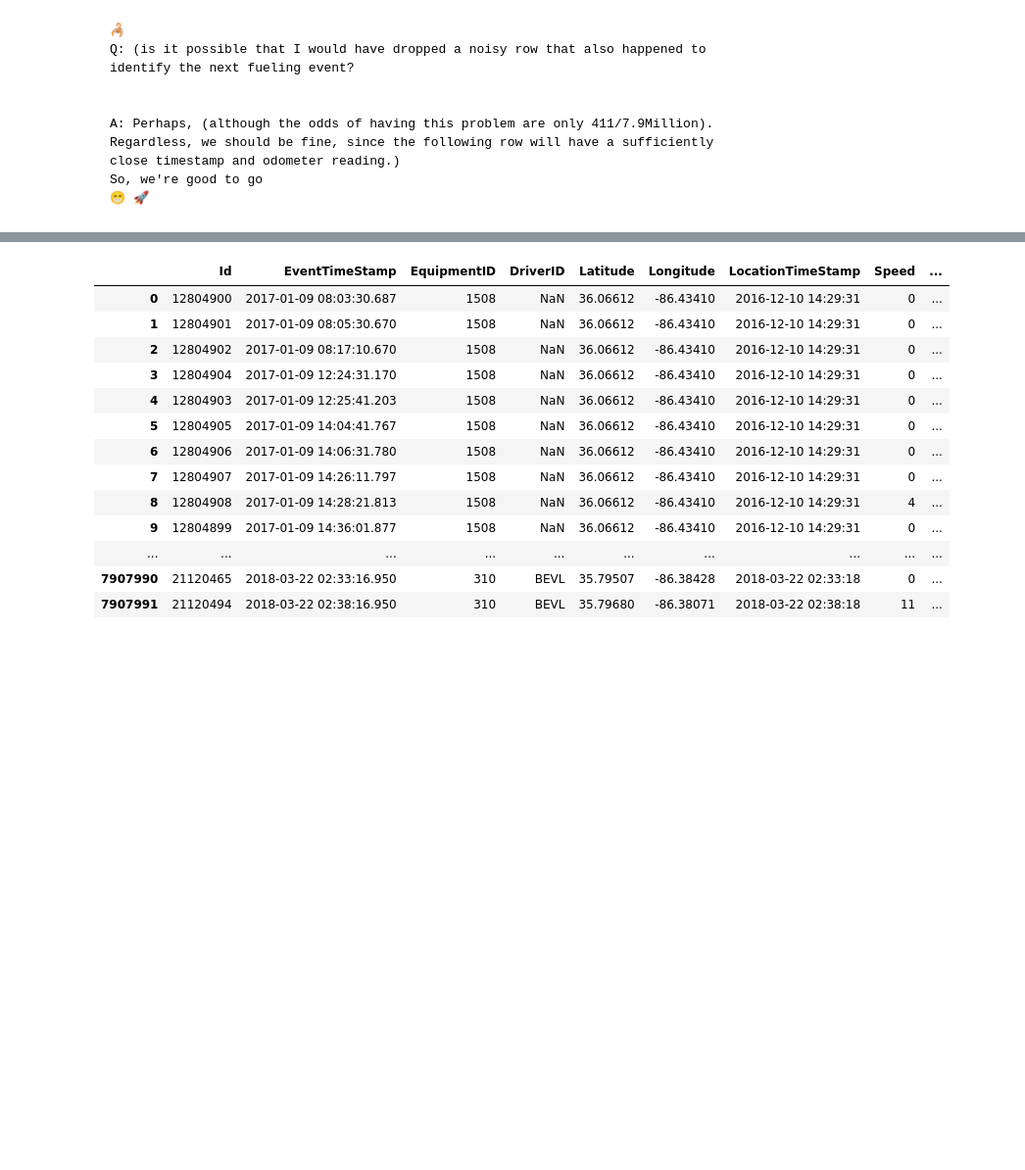
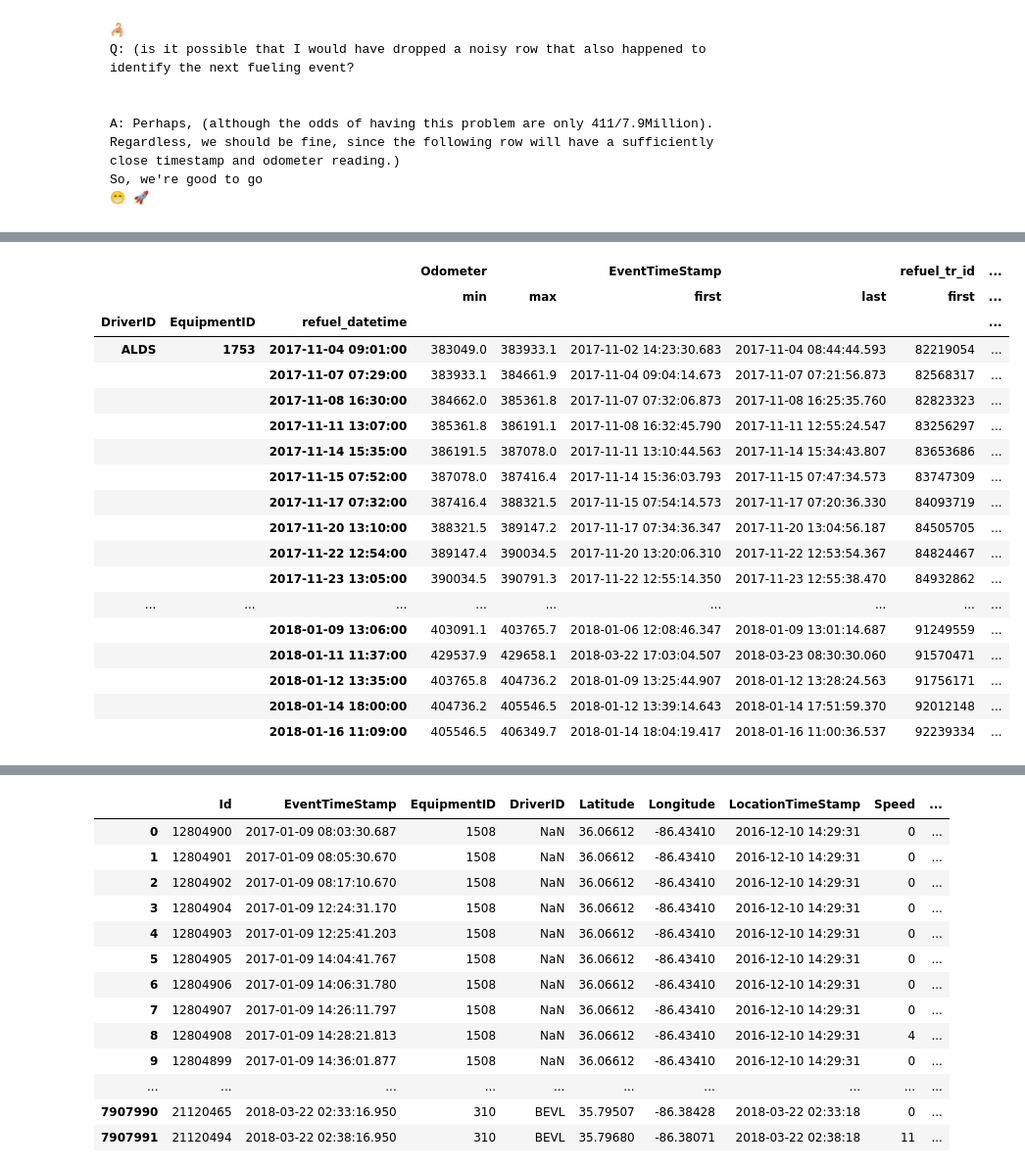
Before and after one commit to paulo-g-martinez/dq-6-fraud-detection, a Jupyter notebook: cleaned_data_bigG.ipynb, the cells around one changed output, grey strips where cells are left out. Shown: that part at 98% size. Saved outputs shown, nothing was run; the diff lists cells and outputs as text; code cells hidden in the pictures; blank space fills up the shorter version.

Commit message:
plotted odometers as a quality check on the merged and grouped df. It is not looking good

```diff
--- a/cleaned_data_bigG.ipynb
+++ b/cleaned_data_bigG.ipynb
@@ -478,7 +509,7 @@ type(bad_row_Id[0])
 # %% [output]
 int
 # %%
-bs = [i not in bad_row_Id for i in events_levels_df.Id]
+#bs = [i not in bad_row_Id for i in events_levels_df.Id]
 bs
 #this list comprehension will take aproximately 1.5 hours
 
@@ -509,3 +540,16 @@ bs
  True,
  True,
  ...]
+# %%
+#Jarrod says: For removing the bad rows, Pandas actually has good
+#methods for creating a boolean series using a list or other criteria.
+#Try this:
+#redefine the df
+t0 = datetime.now()
+print('started at ', datetime.now())
+bs2 = events_levels_df.Id.isin(bad_row_Id) == False
+events_levels_df = events_levels_df[bs2]
+tf = datetime.now()
+print('finished at ', tf)
+print('whole process took ', tf-t0)
+#events_levels_df.info(memory_usage='deep', null_counts=True)
@@ -658,3 +704,23 @@ def flag_droppable_fuel_event_rows(df):#!!!! requires a dataframe with a reset i
     print('whole process took ', tf-t0)
 
     return flags
+# %%
+# Jarrod Johnson: Try this instead of the loop for just getting the fuel transactions
+events_grp =events_levels_df[['DriverID', 'EventTimeStamp', 'EquipmentID',
+                              'Odometer', 'refuel_tr_id', 'refuel_tr_sum',
+                              'refuel_datetime']].groupby(['DriverID', 'EquipmentID', 'refuel_datetime'])
+
+agg_dict = {'Odometer' : ['min', 'max'],
+           'EventTimeStamp' : ['first', 'last'],
+           'refuel_tr_id' : 'first',
+           'refuel_tr_sum' : 'first'}
+
+t0 = datetime.now()
+print('started at ', t0)
+
+events_grp_df = events_grp.agg(agg_dict)
+
+tf = datetime.now()
+print('finished at ', tf)
+print('whole process took ', tf-t0)
+events_grp_df.info(memory_usage='deep', null_counts=True)
@@ -660,0 +742,22 @@ def flag_droppable_fuel_event_rows(df):#!!!! requires a dataframe with a reset i
+# %%
+events_grp_df.head(700).tail(30)
+# %% [output]
+|  |  |  | Odometer |  | EventTimeStamp |  | refuel_tr_id | ... |
+|  |  |  | min | max | first | last | first | ... |
+| DriverID | EquipmentID | refuel_datetime |  |  |  |  |  | ... |
+| ALDS | 1753 | 2017-11-04 09:01:00 | 383049.0 | 383933.1 | 2017-11-02 14:23:30.683 | 2017-11-04 08:44:44.593 | 82219054 | ... |
+|  |  | 2017-11-07 07:29:00 | 383933.1 | 384661.9 | 2017-11-04 09:04:14.673 | 2017-11-07 07:21:56.873 | 82568317 | ... |
+|  |  | 2017-11-08 16:30:00 | 384662.0 | 385361.8 | 2017-11-07 07:32:06.873 | 2017-11-08 16:25:35.760 | 82823323 | ... |
+|  |  | 2017-11-11 13:07:00 | 385361.8 | 386191.1 | 2017-11-08 16:32:45.790 | 2017-11-11 12:55:24.547 | 83256297 | ... |
+|  |  | 2017-11-14 15:35:00 | 386191.5 | 387078.0 | 2017-11-11 13:10:44.563 | 2017-11-14 15:34:43.807 | 83653686 | ... |
+|  |  | 2017-11-15 07:52:00 | 387078.0 | 387416.4 | 2017-11-14 15:36:03.793 | 2017-11-15 07:47:34.573 | 83747309 | ... |
+|  |  | 2017-11-17 07:32:00 | 387416.4 | 388321.5 | 2017-11-15 07:54:14.573 | 2017-11-17 07:20:36.330 | 84093719 | ... |
+|  |  | 2017-11-20 13:10:00 | 388321.5 | 389147.2 | 2017-11-17 07:34:36.347 | 2017-11-20 13:04:56.187 | 84505705 | ... |
+|  |  | 2017-11-22 12:54:00 | 389147.4 | 390034.5 | 2017-11-20 13:20:06.310 | 2017-11-22 12:53:54.367 | 84824467 | ... |
+|  |  | 2017-11-23 13:05:00 | 390034.5 | 390791.3 | 2017-11-22 12:55:14.350 | 2017-11-23 12:55:38.470 | 84932862 | ... |
+| ... | ... | ... | ... | ... | ... | ... | ... | ... |
+|  |  | 2018-01-09 13:06:00 | 403091.1 | 403765.7 | 2018-01-06 12:08:46.347 | 2018-01-09 13:01:14.687 | 91249559 | ... |
+|  |  | 2018-01-11 11:37:00 | 429537.9 | 429658.1 | 2018-03-22 17:03:04.507 | 2018-03-23 08:30:30.060 | 91570471 | ... |
+|  |  | 2018-01-12 13:35:00 | 403765.8 | 404736.2 | 2018-01-09 13:25:44.907 | 2018-01-12 13:28:24.563 | 91756171 | ... |
+|  |  | 2018-01-14 18:00:00 | 404736.2 | 405546.5 | 2018-01-12 13:39:14.643 | 2018-01-14 17:51:59.370 | 92012148 | ... |
+|  |  | 2018-01-16 11:09:00 | 405546.5 | 406349.7 | 2018-01-14 18:04:19.417 | 2018-01-16 11:00:36.537 | 92239334 | ... |
```
Also changed, not shown: parts of 13 cells of this notebook, 1 other file.
